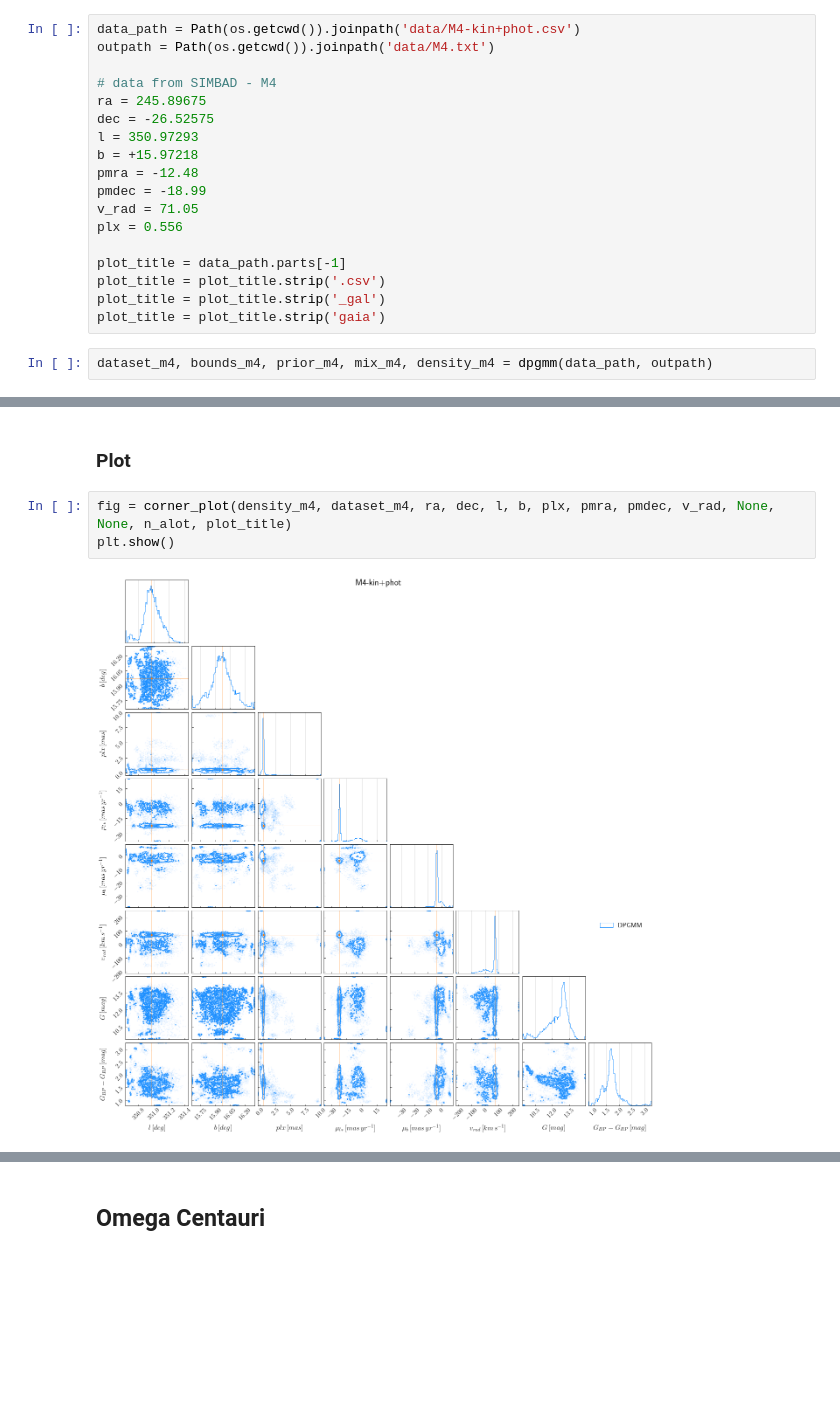
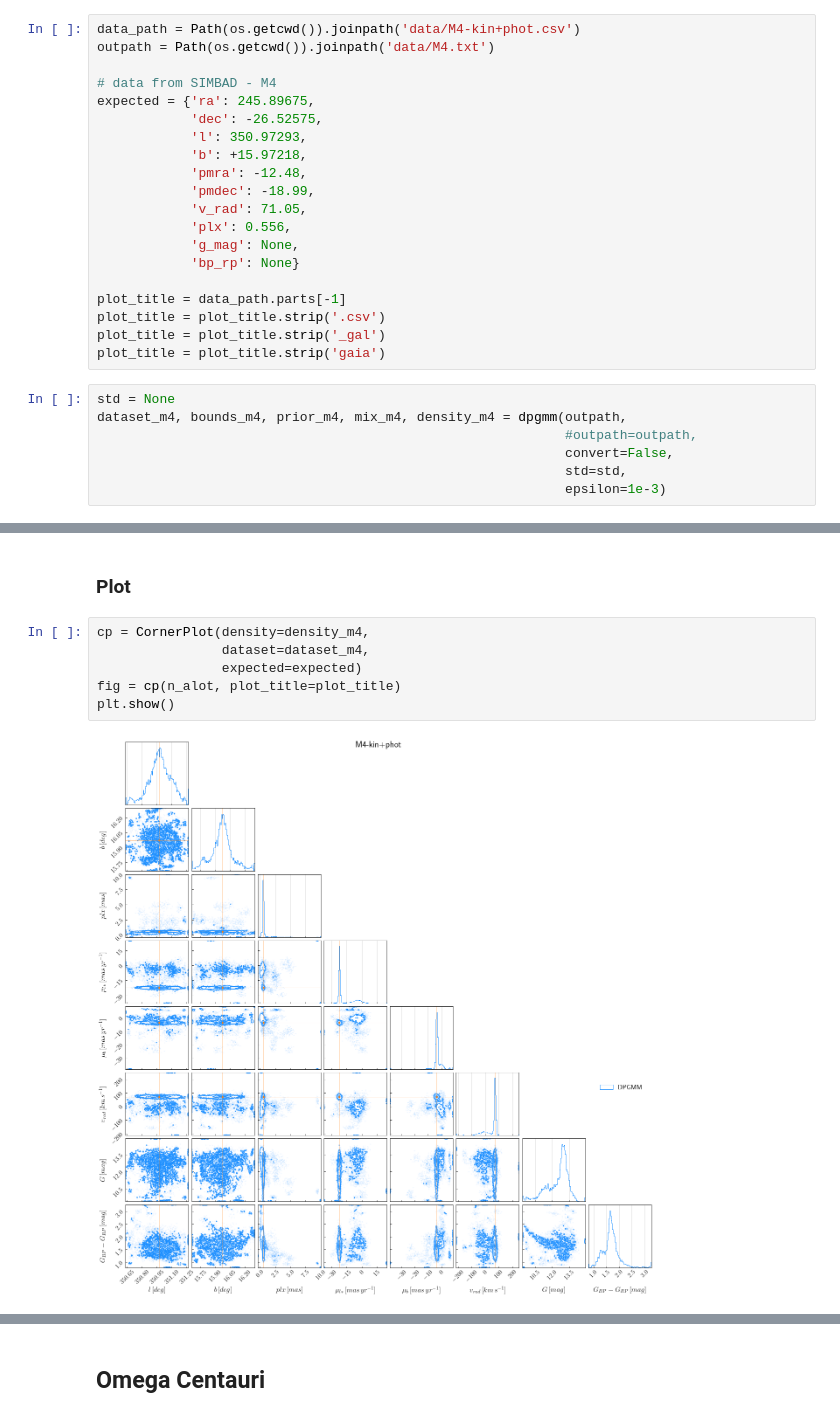
Before and after one commit to d-sanfratello/starcluster, a Jupyter notebook: figaro-starclusters.ipynb, the cells around one changed output, grey strips where cells are left out. Cells and saved outputs as stored; diff of their text form; blank space fills up the shorter version.

```diff
--- a/figaro-starclusters.ipynb
+++ b/figaro-starclusters.ipynb
@@ -168,21 +76,28 @@ data_path = Path(os.getcwd()).joinpath('data/M4-kin+phot.csv')
 outpath = Path(os.getcwd()).joinpath('data/M4.txt')
 
 # data from SIMBAD - M4
-ra = 245.89675
-dec = -26.52575
-l = 350.97293
-b = +15.97218
-pmra = -12.48
-pmdec = -18.99
-v_rad = 71.05
-plx = 0.556
+expected = {'ra': 245.89675,
+            'dec': -26.52575,
+            'l': 350.97293,
+            'b': +15.97218,
+            'pmra': -12.48,
+            'pmdec': -18.99,
+            'v_rad': 71.05,
+            'plx': 0.556,
+            'g_mag': None,
+            'bp_rp': None}
 
 plot_title = data_path.parts[-1]
 plot_title = plot_title.strip('.csv')
 plot_title = plot_title.strip('_gal')
 plot_title = plot_title.strip('gaia')
 # %%
-dataset_m4, bounds_m4, prior_m4, mix_m4, density_m4 = dpgmm(data_path, outpath)
+std = None
+dataset_m4, bounds_m4, prior_m4, mix_m4, density_m4 = dpgmm(outpath,
+                                                            #outpath=outpath,
+                                                            convert=False,
+                                                            std=std,
+                                                            epsilon=1e-3)
 # %%
 dataset_m4.as_array().shape
 # %% [output]
@@ -196,7 +111,10 @@ density_m4.n_cl
 # %% [markdown]
 ### Plot
 # %%
-fig = corner_plot(density_m4, dataset_m4, ra, dec, l, b, plx, pmra, pmdec, v_rad, None, None, n_alot, plot_title)
+cp = CornerPlot(density=density_m4,
+                dataset=dataset_m4,
+                expected=expected)
+fig = cp(n_alot, plot_title=plot_title)
 plt.show()
 # %% [output]
-[figure, old version]
+[figure, new version]
```
Also changed, not shown: parts of 26 cells of this notebook, 1 other file.
